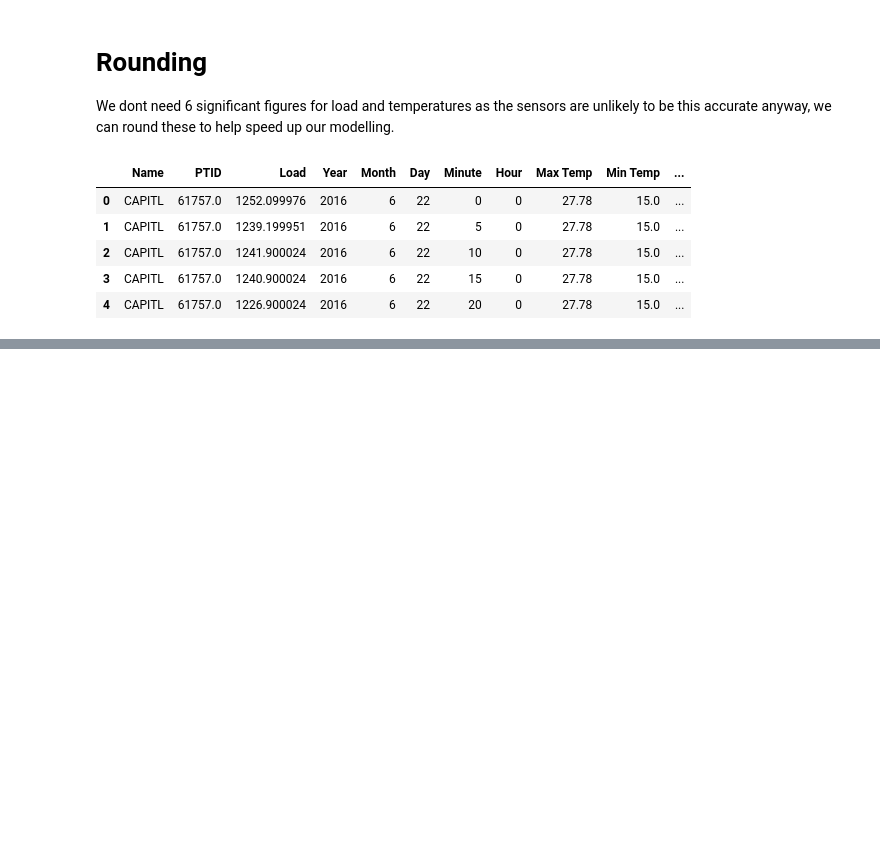
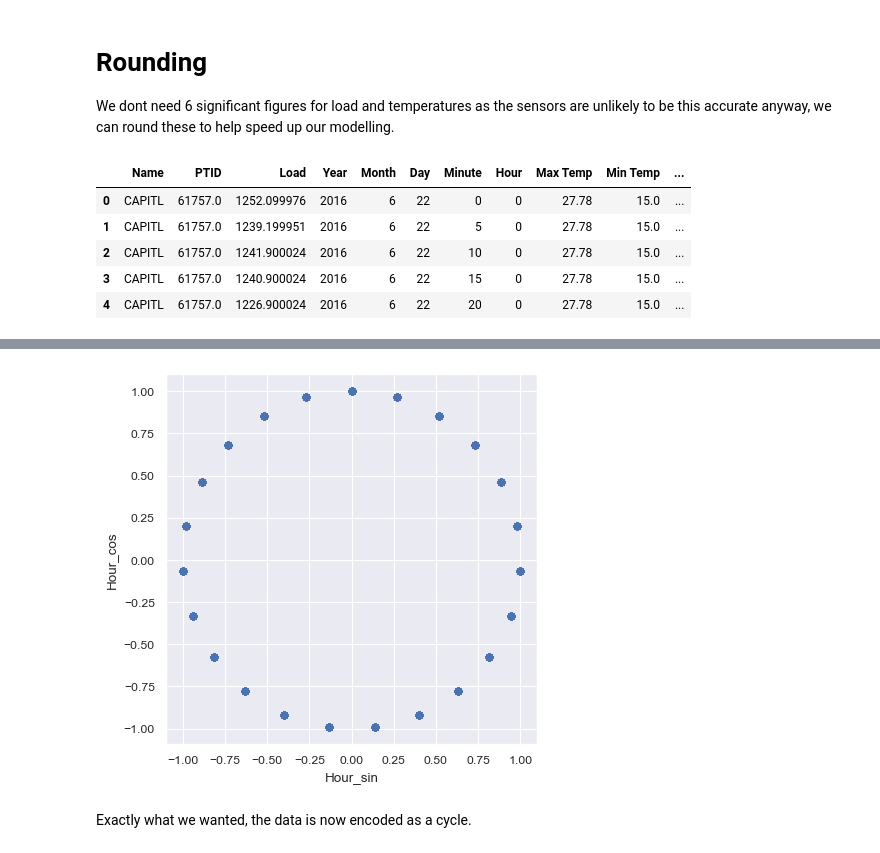
Before and after one commit to jmoro0408/Energy-Forecasting, a Jupyter notebook: scripts/modelling_preprocessing.ipynb, the cells around one changed output, grey strips where cells are left out. Saved outputs shown, nothing was run; the diff lists cells and outputs as text; code cells hidden in the pictures; blank space fills up the shorter version.

```diff
--- a/scripts/modelling_preprocessing.ipynb
+++ b/scripts/modelling_preprocessing.ipynb
@@ -47,0 +115,6 @@ df.head()
+# %%
+ax = df[df['Name'] == 'CAPITL'].plot.scatter('Hour_sin', 'Hour_cos').set_aspect('equal')
+# %% [output]
+[figure, added]
+# %% [markdown]
+Exactly what we wanted, the data is now encoded as a cycle.
```
Also changed, not shown: parts of 13 cells of this notebook.
